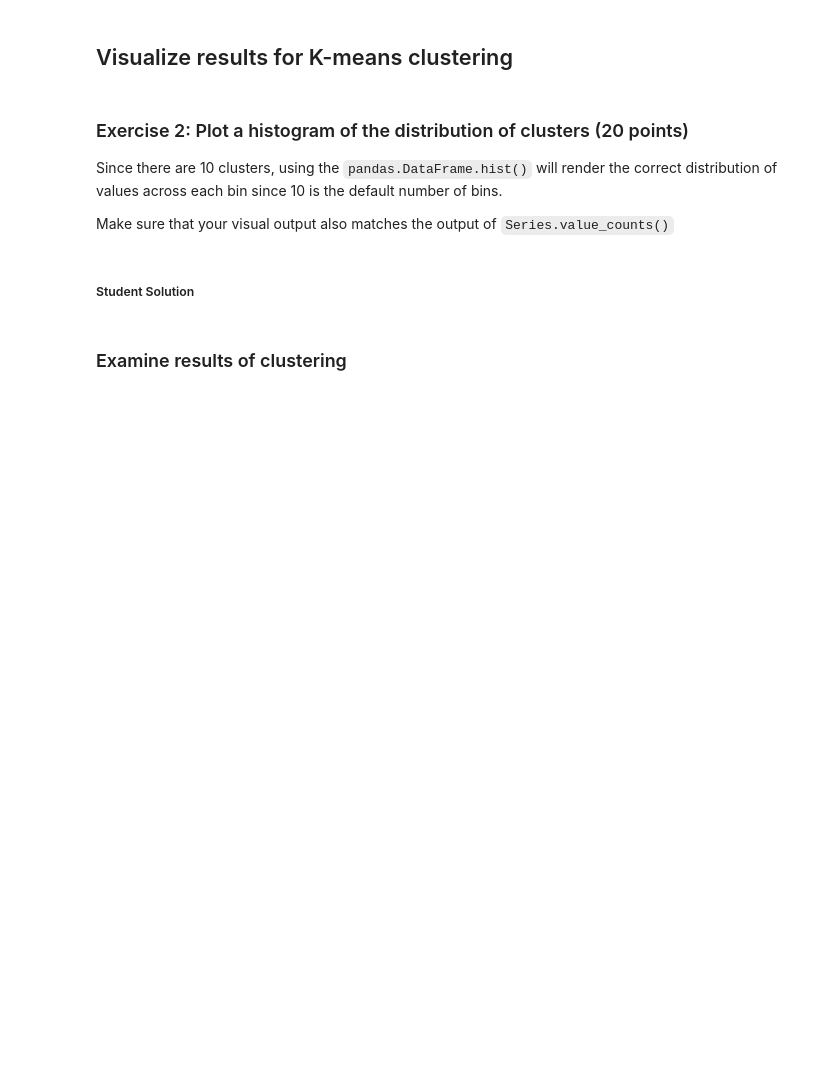
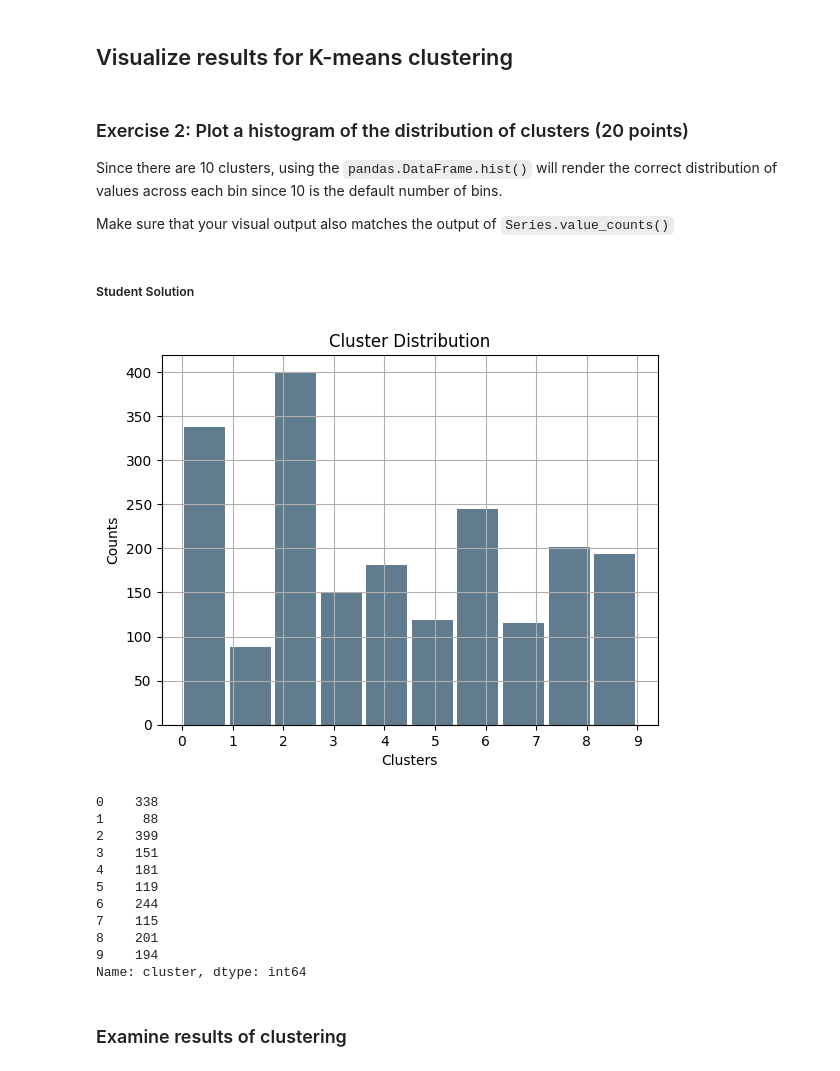
Before and after one commit to dojian/classML, a Jupyter notebook: 08_Kmeans_Clustering.ipynb, the cells around one changed output. Saved outputs shown, nothing was run; the diff lists cells and outputs as text; code cells hidden in the pictures; blank space fills up the shorter version.

```diff
--- a/08_Kmeans_Clustering.ipynb
+++ b/08_Kmeans_Clustering.ipynb
@@ -148,3 +144,29 @@ Make sure that your visual output also matches the output of `Series.value_count
+# %%
+## plot histogram and print out number of points in each color cluster
+
+## YOUR CODE HERE ##
+df_colors['cluster'].hist(grid=True, bins=10, rwidth=0.9, color='#607c8e')
+plt.title('Cluster Distribution')
+plt.xlabel('Clusters')
+plt.ylabel('Counts')
+plt.xticks(np.arange(0, 10))
+plt.show()
+
+# Print out the number of points in each color cluster
+print(df_colors['cluster'].value_counts().sort_index())
+# %% [output]
+[figure, added]
+0    338
+1     88
+2    399
+3    151
+4    181
+5    119
+6    244
+7    115
+8    201
+9    194
+Name: cluster, dtype: int64
 # %% [markdown]
 ### Examine results of clustering
 # %%
```
Also changed, not shown: parts of 6 cells of this notebook.
